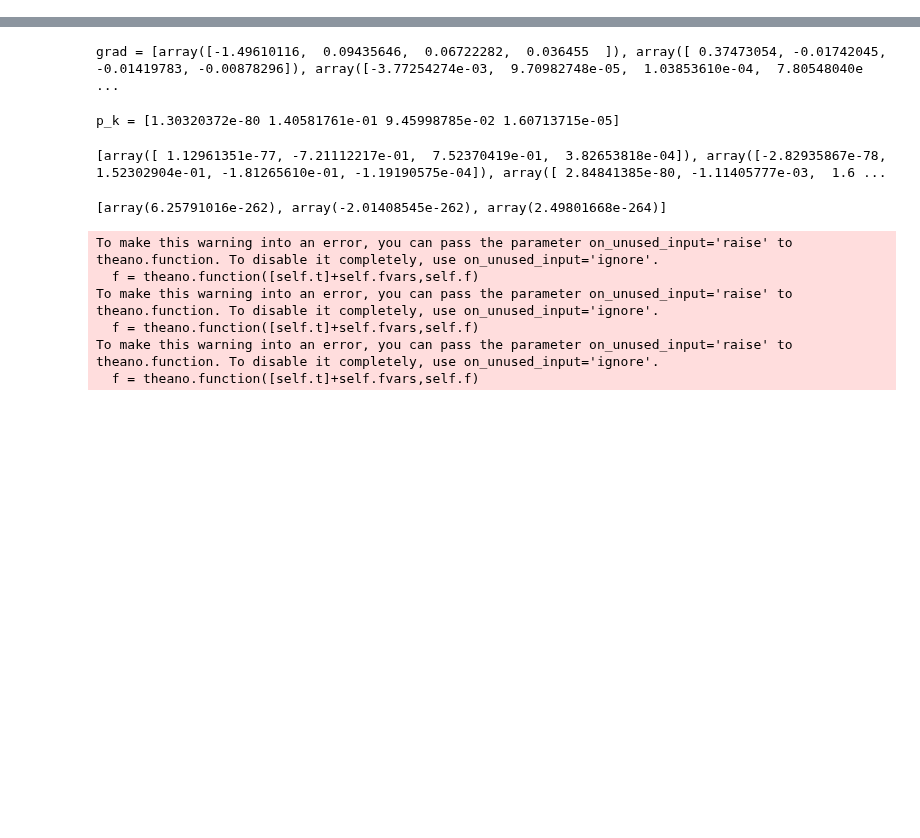
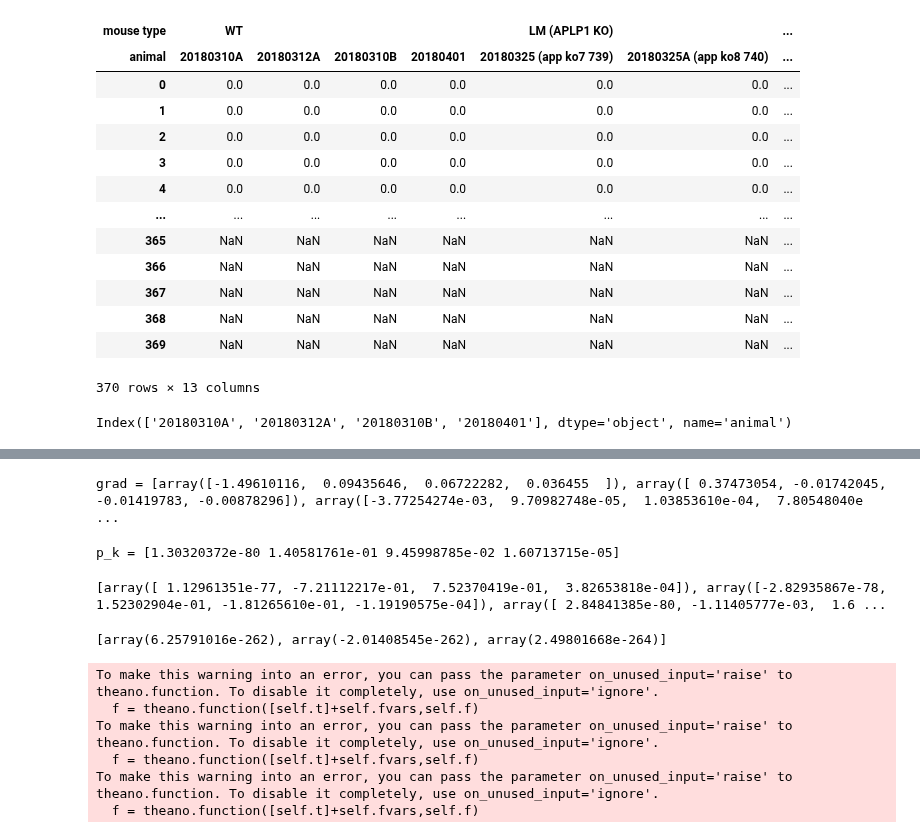
Before and after one commit to woxxel/DarkMatter, a Jupyter notebook: notebooks/theano_test.ipynb, the cells around one changed output, grey strips where cells are left out. Drawn from its saved outputs; the diff is of its cells as text; code cells hidden in the pictures; blank space fills up the shorter version.

Commit message:
start to change input data into count-based

```diff
--- a/notebooks/theano_test.ipynb
+++ b/notebooks/theano_test.ipynb
@@ -108,0 +369,2 @@ class integrateOut(Op):
+# %%
+mP = ModelParams('empirical',filePath='../../data/BuscheLab/2P_data.xlsx',population_keys=['mouse type','animal'])
@@ -108,0 +386,21 @@ class integrateOut(Op):
+# %%
+mP.rates
+# %% [output]
+| mouse type | WT |  |  |  | LM (APLP1 KO) |  | ... |
+| animal | 20180310A | 20180312A | 20180310B | 20180401 | 20180325 (app ko7 739) | 20180325A (app ko8 740) | ... |
+| 0 | 0.0 | 0.0 | 0.0 | 0.0 | 0.0 | 0.0 | ... |
+| 1 | 0.0 | 0.0 | 0.0 | 0.0 | 0.0 | 0.0 | ... |
+| 2 | 0.0 | 0.0 | 0.0 | 0.0 | 0.0 | 0.0 | ... |
+| 3 | 0.0 | 0.0 | 0.0 | 0.0 | 0.0 | 0.0 | ... |
+| 4 | 0.0 | 0.0 | 0.0 | 0.0 | 0.0 | 0.0 | ... |
+| ... | ... | ... | ... | ... | ... | ... | ... |
+| 365 | NaN | NaN | NaN | NaN | NaN | NaN | ... |
+| 366 | NaN | NaN | NaN | NaN | NaN | NaN | ... |
+| 367 | NaN | NaN | NaN | NaN | NaN | NaN | ... |
+| 368 | NaN | NaN | NaN | NaN | NaN | NaN | ... |
+| 369 | NaN | NaN | NaN | NaN | NaN | NaN | ... |
+370 rows × 13 columns
+# %%
+mP.rates['WT'].columns.get_level_values('animal')
+# %% [output]
+Index(['20180310A', '20180312A', '20180310B', '20180401'], dtype='object', name='animal')
```
Also changed, not shown: parts of 15 cells of this notebook, 3 other files.
